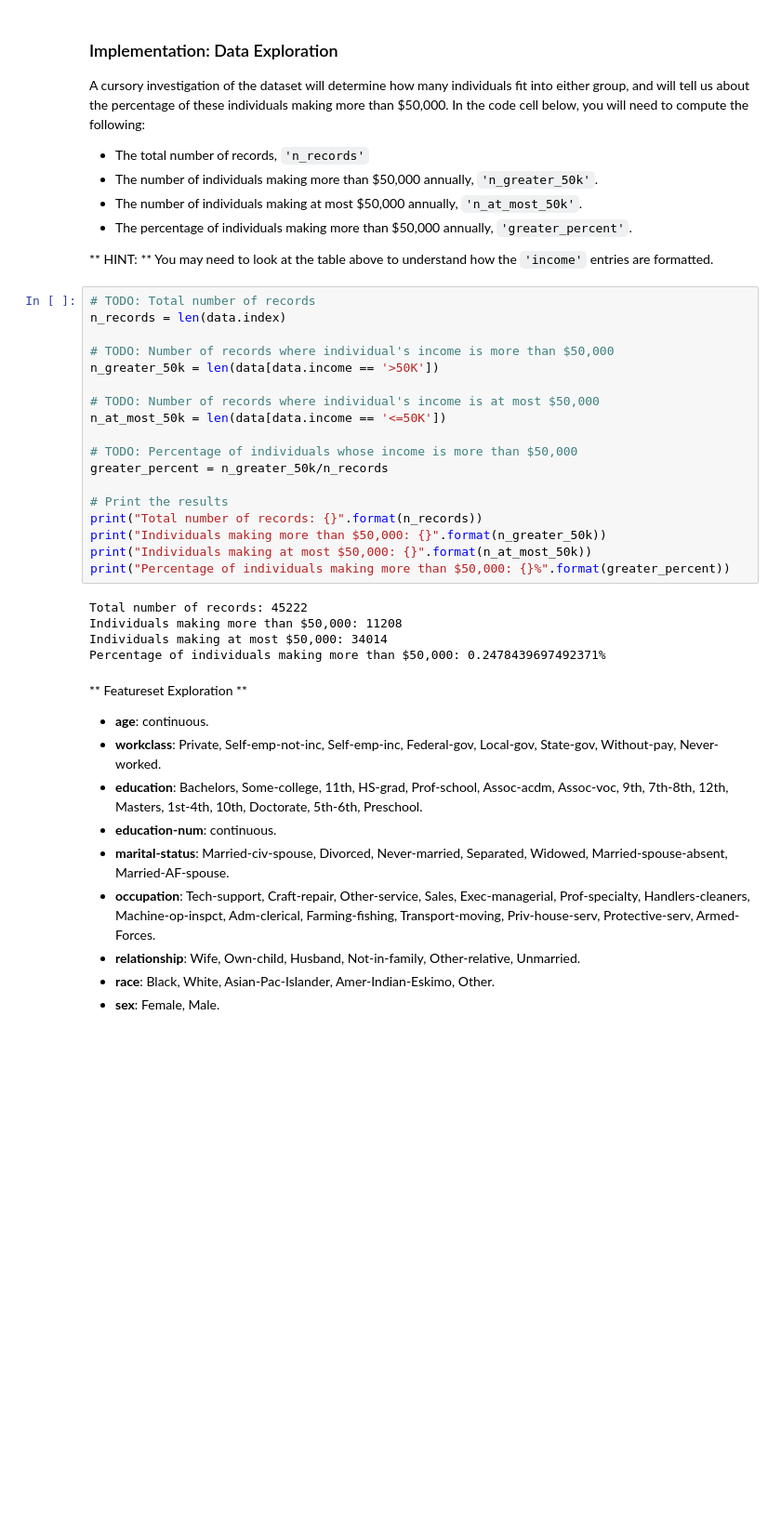
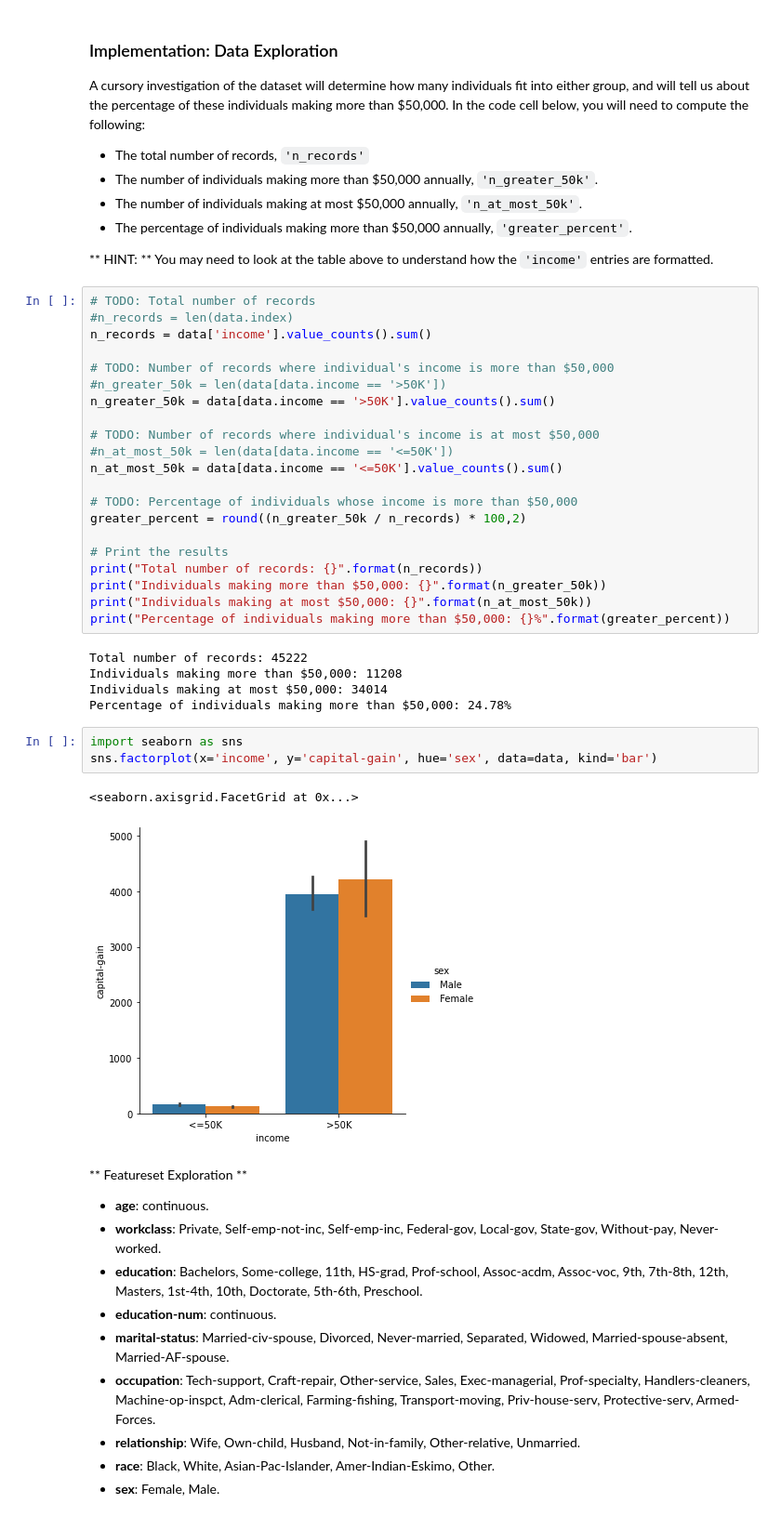
Before and after one commit to Dominik95/cd0025-supervised-learning, a Jupyter notebook: starter/finding_donors.ipynb, the cells around one changed output. Shown: that part at 93% size. Cells and saved outputs as stored; diff of their text form; blank space fills up the shorter version.

```diff
--- a/starter/finding_donors.ipynb
+++ b/starter/finding_donors.ipynb
@@ -62,16 +62,19 @@ A cursory investigation of the dataset will determine how many individuals fit i
 ** HINT: ** You may need to look at the table above to understand how the `'income'` entries are formatted.
 # %%
 # TODO: Total number of records
-n_records = len(data.index)
+#n_records = len(data.index)
+n_records = data['income'].value_counts().sum()
 
 # TODO: Number of records where individual's income is more than $50,000
-n_greater_50k = len(data[data.income == '>50K'])
+#n_greater_50k = len(data[data.income == '>50K'])
+n_greater_50k = data[data.income == '>50K'].value_counts().sum()
 
 # TODO: Number of records where individual's income is at most $50,000
-n_at_most_50k = len(data[data.income == '<=50K'])
+#n_at_most_50k = len(data[data.income == '<=50K'])
+n_at_most_50k = data[data.income == '<=50K'].value_counts().sum()
 
 # TODO: Percentage of individuals whose income is more than $50,000
-greater_percent = n_greater_50k/n_records
+greater_percent = round((n_greater_50k / n_records) * 100,2)
 
 # Print the results
 print("Total number of records: {}".format(n_records))
@@ -82,7 +85,13 @@ print("Percentage of individuals making more than $50,000: {}%".format(greater_p
 Total number of records: 45222
 Individuals making more than $50,000: 11208
 Individuals making at most $50,000: 34014
-Percentage of individuals making more than $50,000: 0.2478439697492371%
+Percentage of individuals making more than $50,000: 24.78%
+# %%
+import seaborn as sns
+sns.factorplot(x='income', y='capital-gain', hue='sex', data=data, kind='bar')
+# %% [output]
+<seaborn.axisgrid.FacetGrid at 0x...>
+[figure, added]
 # %% [markdown]
 ** Featureset Exploration **
 
```
Also changed, not shown: parts of 1 cell of this notebook, 1 other file.
